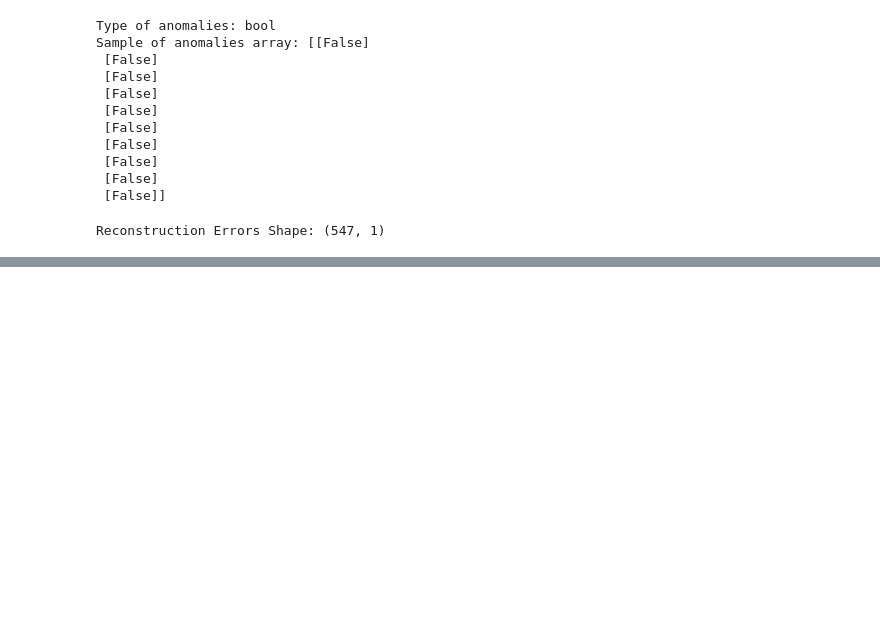
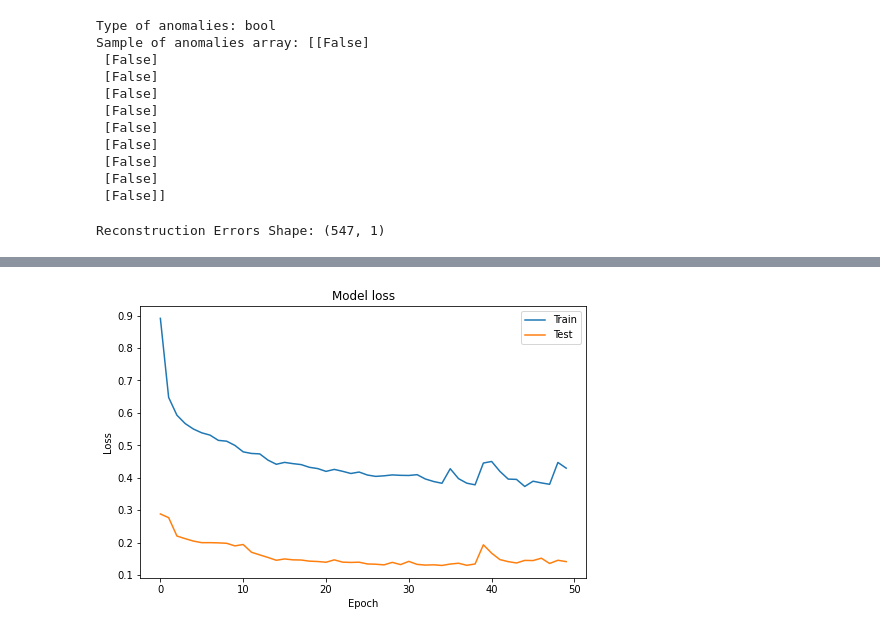
Before and after one commit to Rian021102/esp_forecasting, a Jupyter notebook: notebook/anomalydet.ipynb, the cells around one changed output, grey strips where cells are left out. Drawn from its saved outputs; the diff is of its cells as text; code cells hidden in the pictures; blank space fills up the shorter version.

```diff
--- a/notebook/anomalydet.ipynb
+++ b/notebook/anomalydet.ipynb
@@ -322,0 +326,14 @@ plt.show()
+# %%
+#plot test and train loss vs epoch
+
+# Plot training & validation loss values
+plt.figure(figsize=(8, 5))
+plt.plot(history.history['loss'])
+plt.plot(history.history['val_loss'])
+plt.title('Model loss')
+plt.ylabel('Loss')
+plt.xlabel('Epoch')
+plt.legend(['Train', 'Test'], loc='upper right')
+plt.show()
+# %% [output]
+[figure, added]
```
Also changed, not shown: parts of 19 cells of this notebook, 3 other files.
